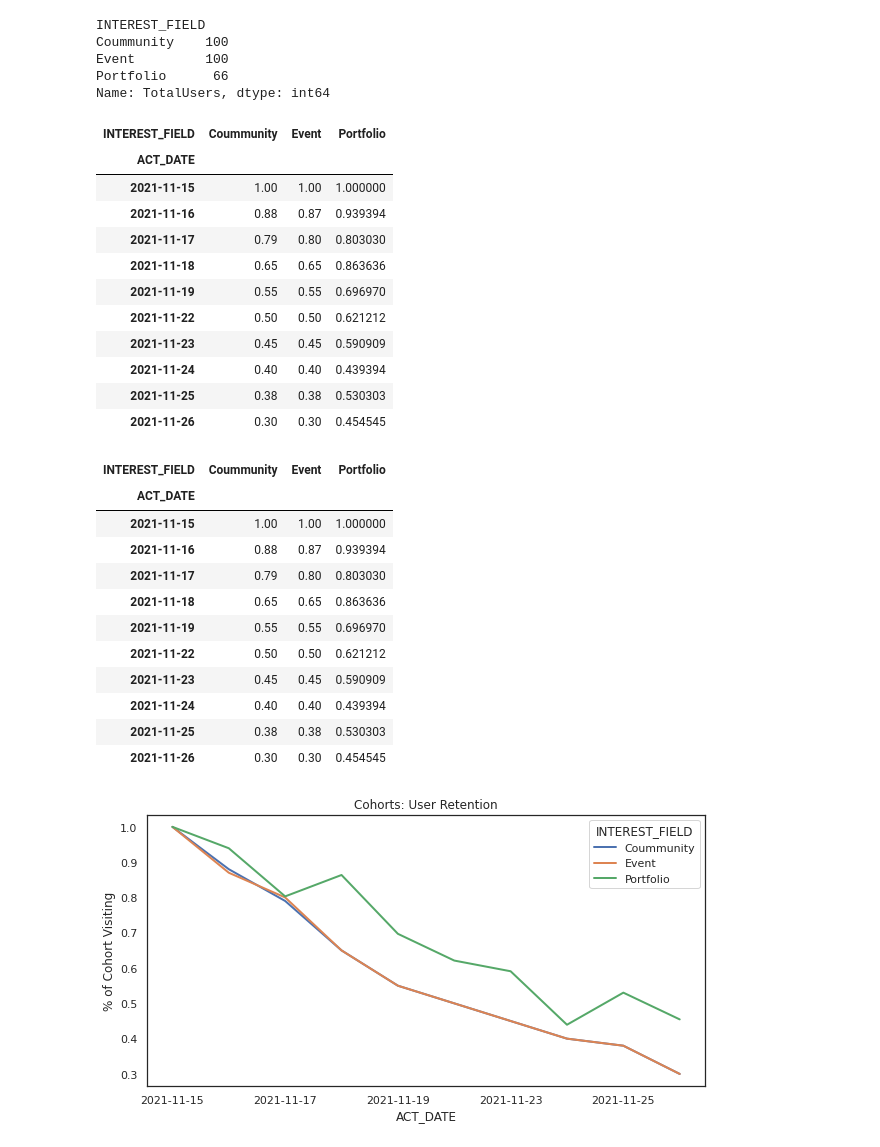
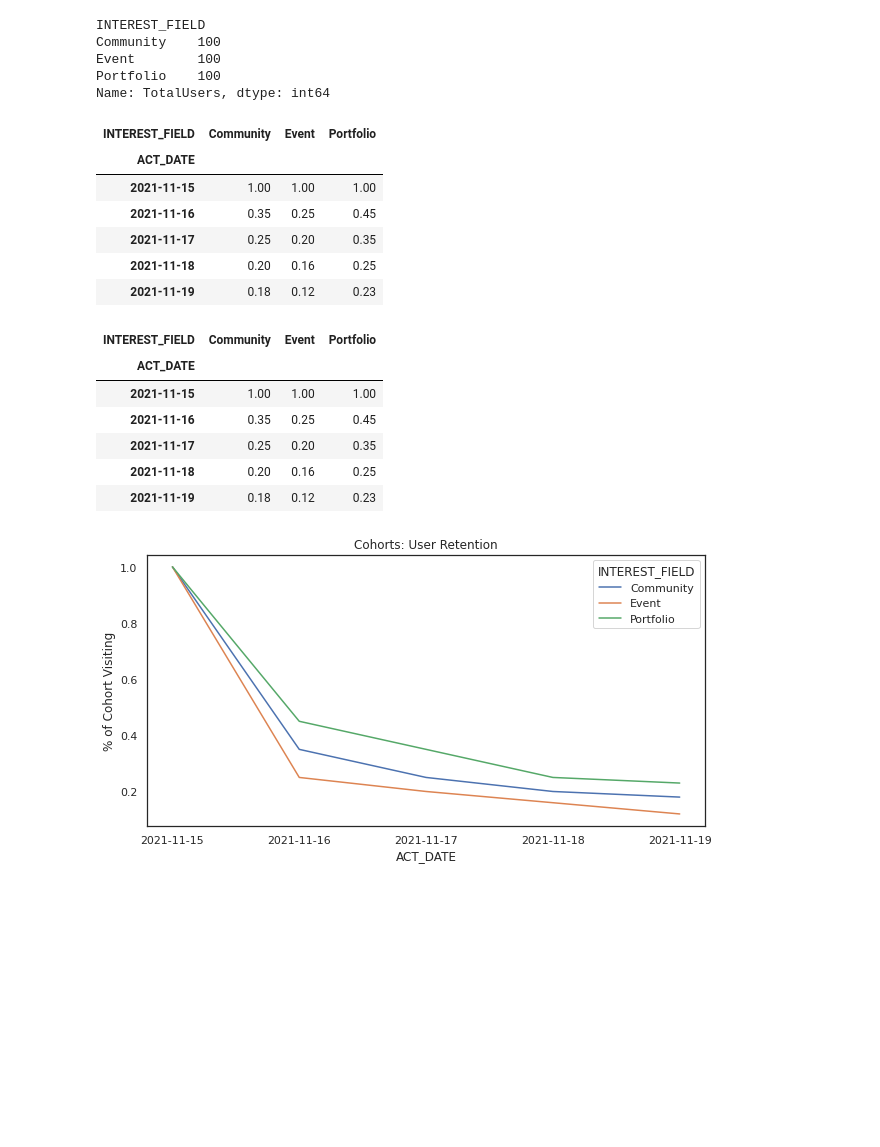
Before and after one commit to alpaalpaca/data_analysis, a Jupyter notebook: cohort_user.ipynb, the cells around one changed output. Drawn from its saved outputs; the diff is of its cells as text; code cells hidden in the pictures; blank space fills up the shorter version.

```diff
--- a/cohort_user.ipynb
+++ b/cohort_user.ipynb
@@ -17,5 +17,5 @@ Drive already mounted at /content/drive; to attempt to forcibly remount, call dr
 # %%
-data = pd.read_csv('/content/drive/MyDrive/portfolio/data3/user_data.csv', index_col = 0)
+data = pd.read_csv('/content/drive/MyDrive/portfolio/after_cohort_data/user_data.csv', index_col = 0)
 # %%
 weekday = [dt for dt in data['ACT_DATE'].drop_duplicates().tolist() if date(int(dt[0:4]), int(dt[5:7]), int(dt[8:10])).weekday() <5]
 # %%
@@ -75,47 +75,37 @@ cohort_group_size = cohorts['TotalUsers'].groupby(level=0).first()
 cohort_group_size.head()
 # %% [output]
 INTEREST_FIELD
-Coummunity    100
-Event         100
-Portfolio      66
+Community    100
+Event        100
+Portfolio    100
 Name: TotalUsers, dtype: int64
 # %%
 user_retention = cohorts['TotalUsers'].unstack(0).divide(cohort_group_size, axis=1)
 user_retention.head(10)
 # %% [output]
-| INTEREST_FIELD | Coummunity | Event | Portfolio |
+| INTEREST_FIELD | Community | Event | Portfolio |
 | ACT_DATE |  |  |  |
-| 2021-11-15 | 1.00 | 1.00 | 1.000000 |
-| 2021-11-16 | 0.88 | 0.87 | 0.939394 |
-| 2021-11-17 | 0.79 | 0.80 | 0.803030 |
-| 2021-11-18 | 0.65 | 0.65 | 0.863636 |
-| 2021-11-19 | 0.55 | 0.55 | 0.696970 |
-| 2021-11-22 | 0.50 | 0.50 | 0.621212 |
-| 2021-11-23 | 0.45 | 0.45 | 0.590909 |
-| 2021-11-24 | 0.40 | 0.40 | 0.439394 |
-| 2021-11-25 | 0.38 | 0.38 | 0.530303 |
-| 2021-11-26 | 0.30 | 0.30 | 0.454545 |
+| 2021-11-15 | 1.00 | 1.00 | 1.00 |
+| 2021-11-16 | 0.35 | 0.25 | 0.45 |
+| 2021-11-17 | 0.25 | 0.20 | 0.35 |
+| 2021-11-18 | 0.20 | 0.16 | 0.25 |
+| 2021-11-19 | 0.18 | 0.12 | 0.23 |
 # %%
 user_retention
 # %% [output]
-| INTEREST_FIELD | Coummunity | Event | Portfolio |
+| INTEREST_FIELD | Community | Event | Portfolio |
 | ACT_DATE |  |  |  |
-| 2021-11-15 | 1.00 | 1.00 | 1.000000 |
-| 2021-11-16 | 0.88 | 0.87 | 0.939394 |
-| 2021-11-17 | 0.79 | 0.80 | 0.803030 |
-| 2021-11-18 | 0.65 | 0.65 | 0.863636 |
-| 2021-11-19 | 0.55 | 0.55 | 0.696970 |
-| 2021-11-22 | 0.50 | 0.50 | 0.621212 |
-| 2021-11-23 | 0.45 | 0.45 | 0.590909 |
-| 2021-11-24 | 0.40 | 0.40 | 0.439394 |
-| 2021-11-25 | 0.38 | 0.38 | 0.530303 |
-| 2021-11-26 | 0.30 | 0.30 | 0.454545 |
+| 2021-11-15 | 1.00 | 1.00 | 1.00 |
+| 2021-11-16 | 0.35 | 0.25 | 0.45 |
+| 2021-11-17 | 0.25 | 0.20 | 0.35 |
+| 2021-11-18 | 0.20 | 0.16 | 0.25 |
+| 2021-11-19 | 0.18 | 0.12 | 0.23 |
 # %%
-user_retention[['Coummunity', 'Event', 'Portfolio']].plot(figsize=(10,5))
+user_retention[['Community', 'Event', 'Portfolio']].plot(figsize=(10,5))
 plt.title('Cohorts: User Retention')
 plt.ylabel('% of Cohort Visiting');
 # %% [output]
-[figure, old version]
+[figure, new version]
 # %%
 import seaborn as sns
 sns.set(style='white')
```
Also changed, not shown: parts of 21 cells of this notebook.
